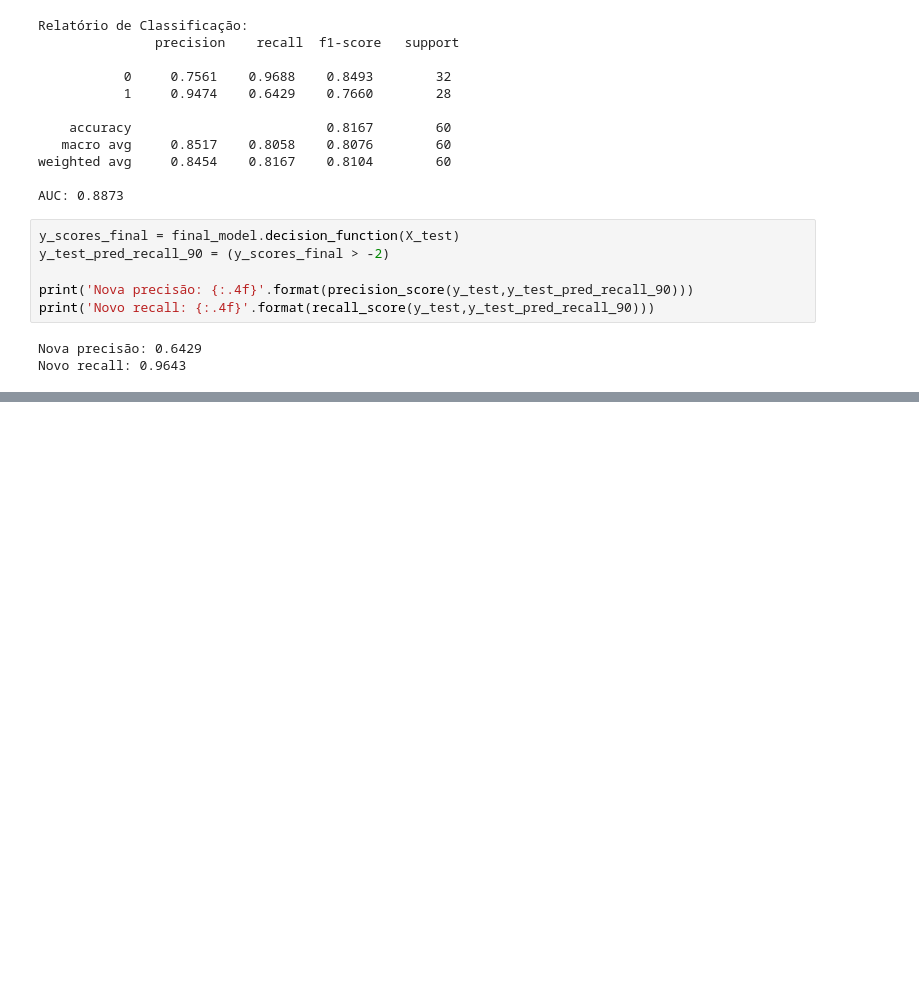
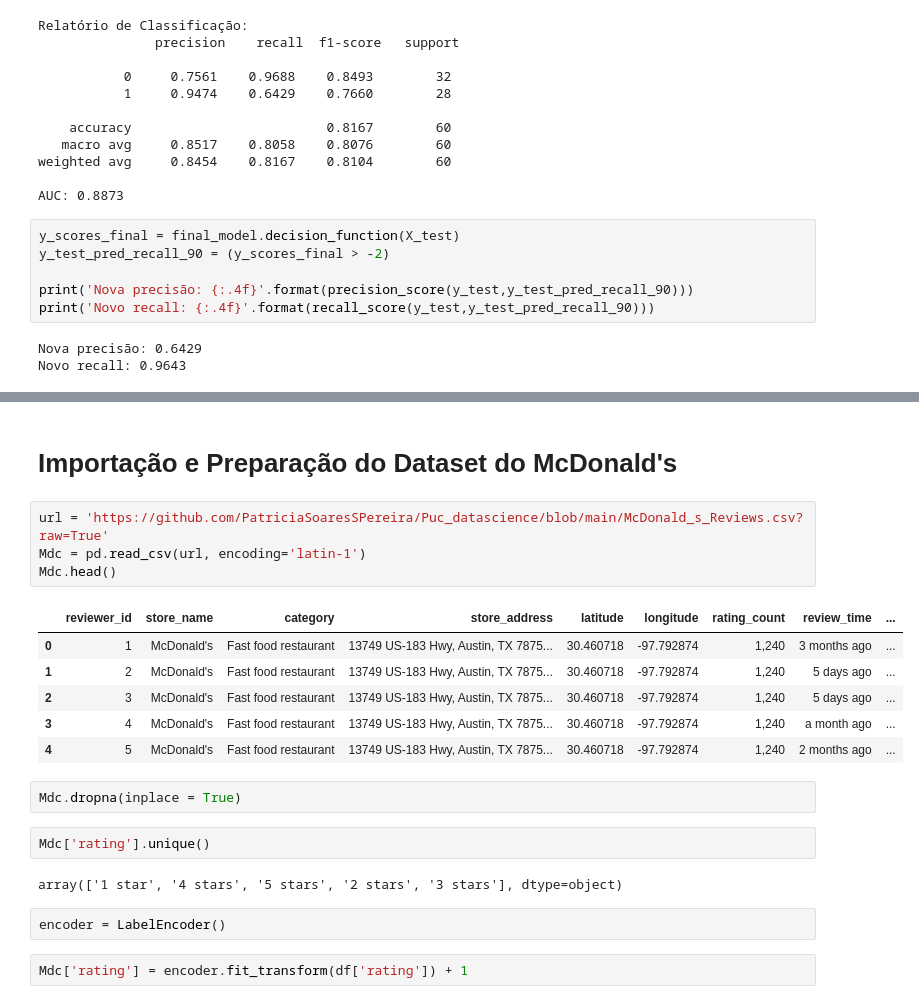
Before and after one commit to PatriciaSoaresSPereira/Puc_datascience, a Jupyter notebook: MVP_Machine_Learning_doenca_cardiaca.ipynb, the cells around one changed output, grey strips where cells are left out. Drawn from its saved outputs; the diff is of its cells as text; blank space fills up the shorter version.

```diff
--- a/MVP_Machine_Learning_doenca_cardiaca.ipynb
+++ b/MVP_Machine_Learning_doenca_cardiaca.ipynb
@@ -734,0 +771,23 @@ def previsao_threshold(data, threshold = -2):
+# %% [markdown]
+# Importação e Preparação do Dataset do  McDonald's
+# %%
+url = 'https://github.com/PatriciaSoaresSPereira/Puc_datascience/blob/main/McDonald_s_Reviews.csv?raw=True'
+Mdc = pd.read_csv(url, encoding='latin-1')
+Mdc.head()
+# %% [output]
+|  | reviewer_id | store_name | category | store_address | latitude | longitude | rating_count | review_time | ... |
+| 0 | 1 | McDonald's | Fast food restaurant | 13749 US-183 Hwy, Austin, TX 7875... | 30.460718 | -97.792874 | 1,240 | 3 months ago | ... |
+| 1 | 2 | McDonald's | Fast food restaurant | 13749 US-183 Hwy, Austin, TX 7875... | 30.460718 | -97.792874 | 1,240 | 5 days ago | ... |
+| 2 | 3 | McDonald's | Fast food restaurant | 13749 US-183 Hwy, Austin, TX 7875... | 30.460718 | -97.792874 | 1,240 | 5 days ago | ... |
+| 3 | 4 | McDonald's | Fast food restaurant | 13749 US-183 Hwy, Austin, TX 7875... | 30.460718 | -97.792874 | 1,240 | a month ago | ... |
+| 4 | 5 | McDonald's | Fast food restaurant | 13749 US-183 Hwy, Austin, TX 7875... | 30.460718 | -97.792874 | 1,240 | 2 months ago | ... |
+# %%
+Mdc.dropna(inplace = True)
+# %%
+Mdc['rating'].unique()
+# %% [output]
+array(['1 star', '4 stars', '5 stars', '2 stars', '3 stars'], dtype=object)
+# %%
+encoder = LabelEncoder()
+# %%
+Mdc['rating'] = encoder.fit_transform(df['rating']) + 1
```
Also changed, not shown: parts of 17 cells of this notebook.
